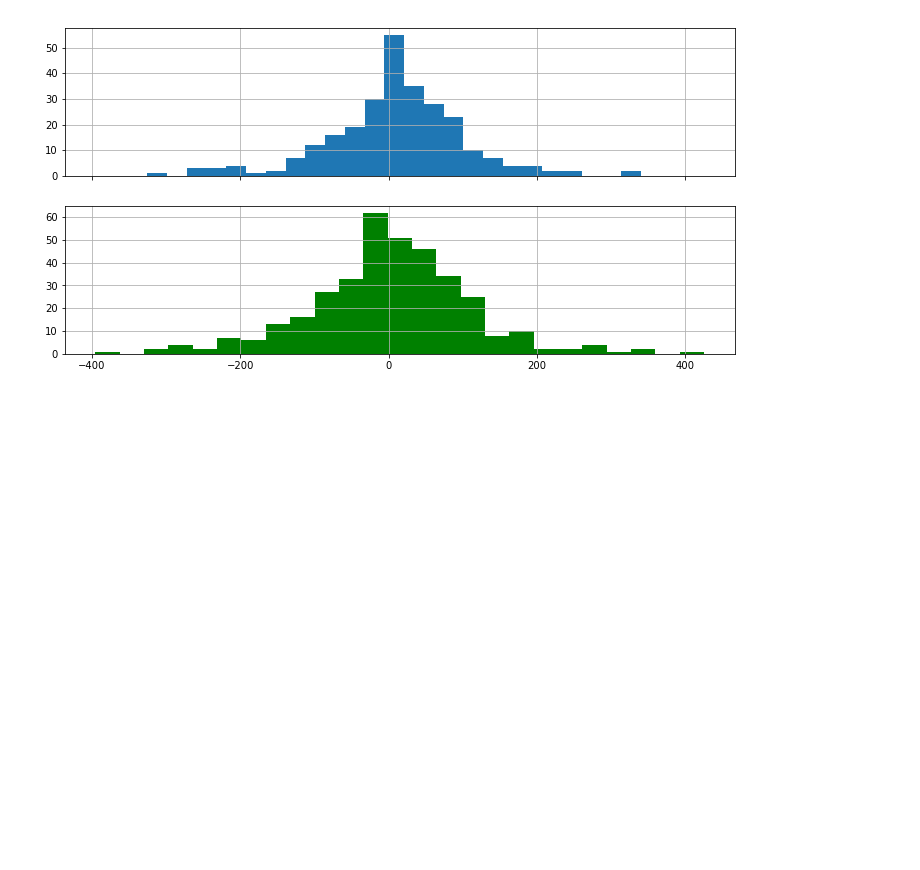
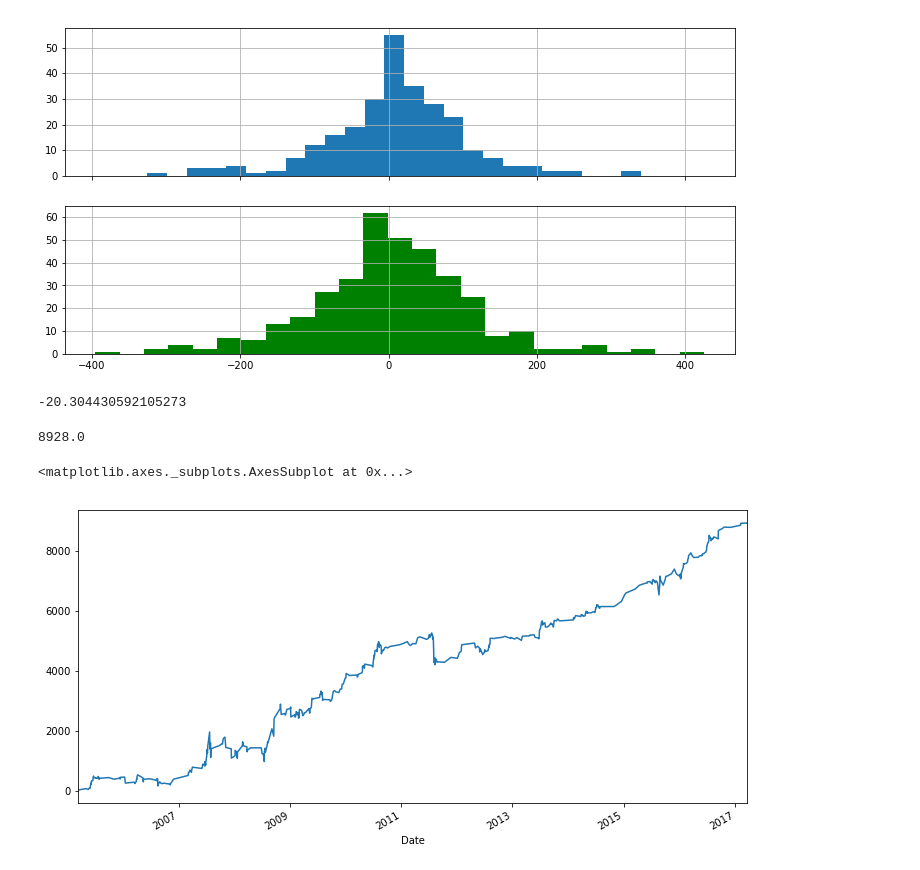
Before and after one commit to Yvictor/Pymisc, a Jupyter notebook: statistics/twse_txf_spread_vol.ipynb, the cells around one changed output. Saved outputs shown, nothing was run; the diff lists cells and outputs as text; code cells hidden in the pictures; blank space fills up the shorter version.

```diff
--- a/statistics/twse_txf_spread_vol.ipynb
+++ b/statistics/twse_txf_spread_vol.ipynb
@@ -206,3 +206,16 @@ df[df['FSdiv']<df['FSdiv'].mean() - df['FSdiv'].std()]['UD_s'].hist(bins=25, col
 # %% [output]
 <matplotlib.axes._subplots.AxesSubplot at 0x...>
 [figure]
+# %%
+df['FSdiv'].mean()
+# %% [output]
+-20.304430592105273
+# %%
+df[(df['Vol_Volume%s'%str(para_vol_avg)]>0)&(df['FSdiv']<-20)]['UD_f'].sum()
+# %% [output]
+8928.0
+# %%
+df[(df['Vol_Volume%s'%str(para_vol_avg)]>0)&(df['FSdiv']<-20)].set_index('Date')['UD_f'].cumsum().plot(figsize=(12,6))
+# %% [output]
+<matplotlib.axes._subplots.AxesSubplot at 0x...>
+[figure, added]
```
Also changed, not shown: parts of 2 cells of this notebook.
